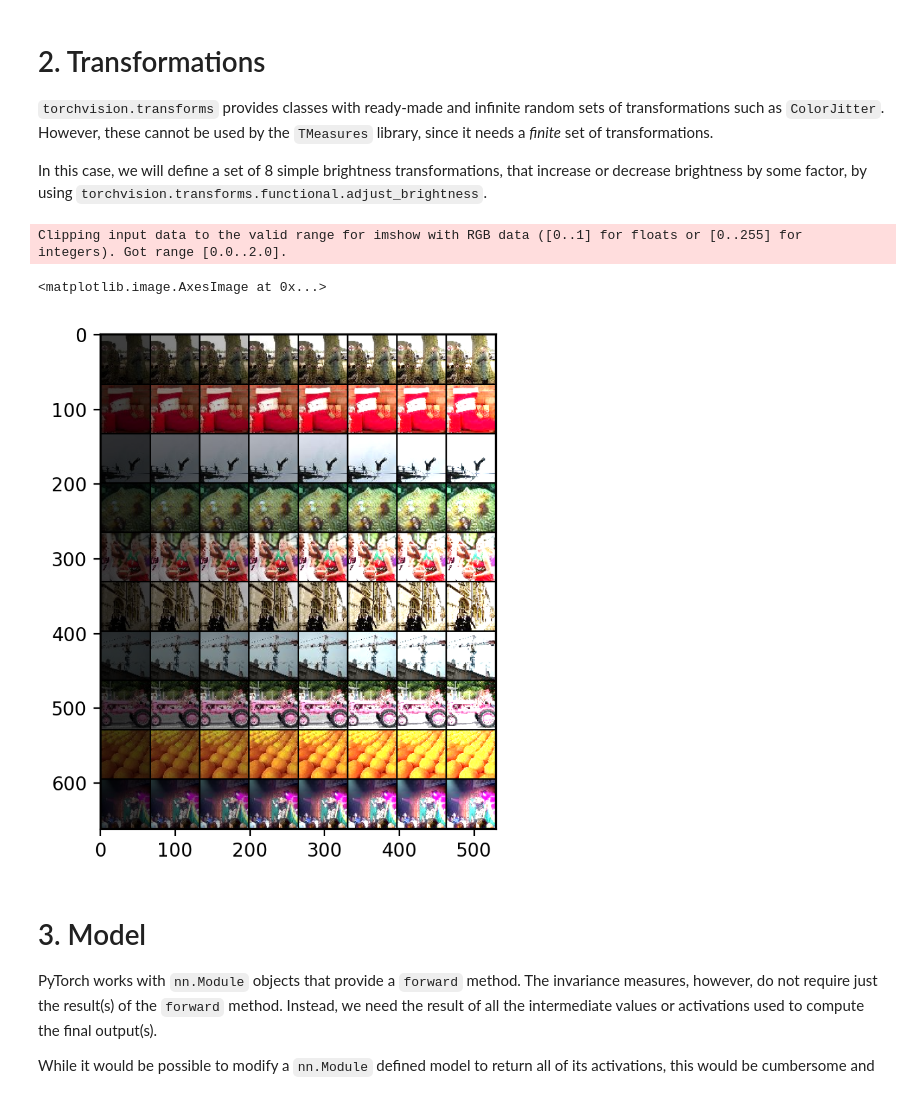
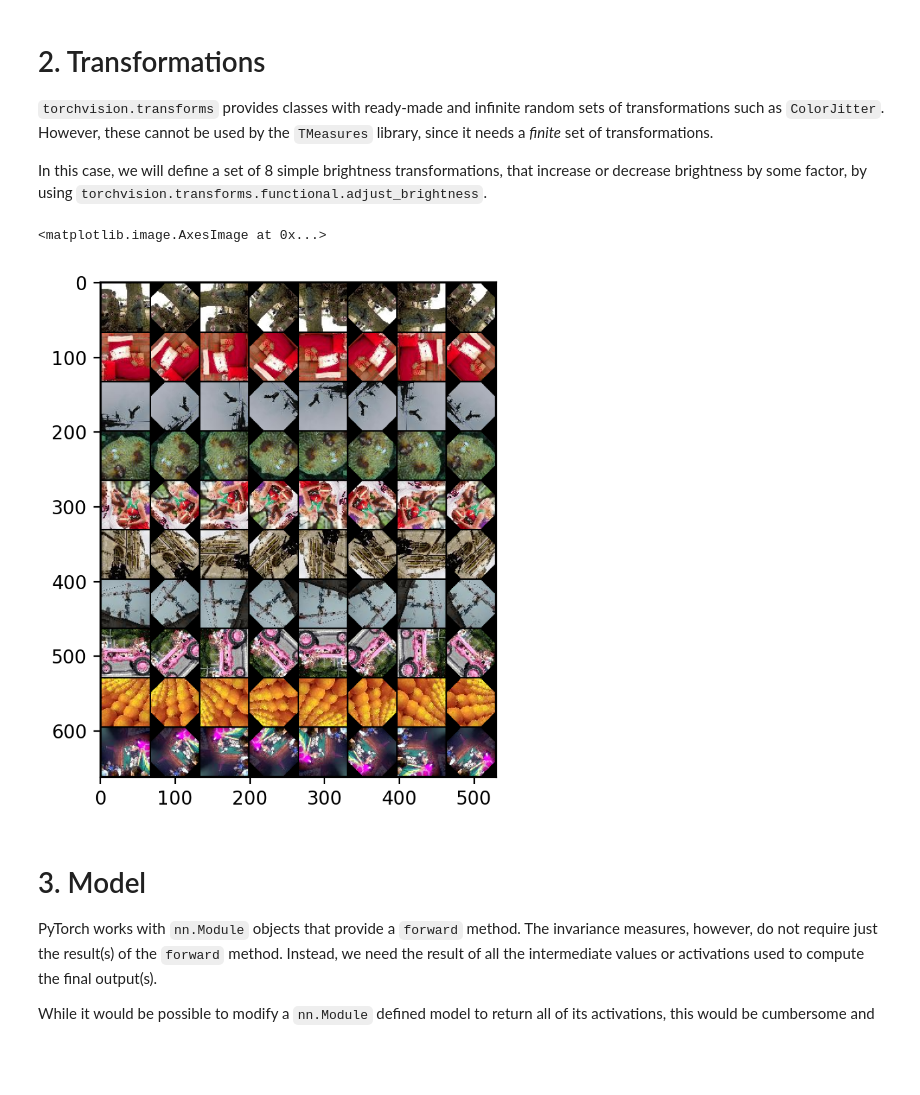
Before and after one commit to facundoq/tmeasures, a Jupyter notebook: docs/examples/ResNet Invariance with TinyImageNet.ipynb, the cells around one changed output. Saved outputs shown, nothing was run; the diff lists cells and outputs as text; code cells hidden in the pictures; blank space fills up the shorter version.

Commit message:
added transformation to model in example

```diff
--- a/docs/examples/ResNet Invariance with TinyImageNet.ipynb
+++ b/docs/examples/ResNet Invariance with TinyImageNet.ipynb
@@ -99,33 +102,38 @@ In this case, we will define a set of 8 simple brightness transformations, that
 # %%
 import torchvision
 import math
+
+import torchvision.transforms.functional
 
 def brightness_transform(brightness_factor:float):
     #return lambda x: torchvision.transforms.functional.adjust_brightness(x,brightness_factor)
     return lambda x: x*brightness_factor
 
+def rotation_transform(angle:float):
+    #return lambda x: torchvision.transforms.functional.adjust_brightness(x,brightness_factor)
 
+    return lambda x: torchvision.transforms.functional.rotate(x,angle=angle)
 
 transformations = {
     "brightness":[brightness_transform(f) for f in [0.25,0.5,0.75,1,1.25,1.50,1.75,2.0]],
+    "rotation":[rotation_transform(f) for f in [0,45,90,135,180,225,270,315]],
 }
 
-transformation_name ="brightness"
+transformation_name ="rotation"
 transformation = transformations[transformation_name]
 n=500
 step = 50
 transformed_images = [ t(dataset_nolabels[i]) for i in range(0,n,step) for t in transformation]
 grid = torchvision.utils.make_grid(transformed_images)
 
 import matplotlib.pyplot as plt
 grid_np = grid.permute(1,2,0).numpy()
 grid_np = grid_np# * np.array(TinyImageNetNoLabels.std)+np.array(TinyImageNetNoLabels.mean)
 plt.figure(dpi=200)
 plt.imshow(grid_np)
 # %% [output]
-Clipping input data to the valid range for imshow with RGB data ([0..1] for floats or [0..255] for integers). Got range [0.0..2.0].
+<matplotlib.image.AxesImage at 0x...>
-<matplotlib.image.AxesImage at 0x...>
-[figure, old version]
+[figure, new version]
 # %% [markdown]
 # 3. Model
 
```
Also changed, not shown: parts of 4 cells of this notebook, 2 other files.
